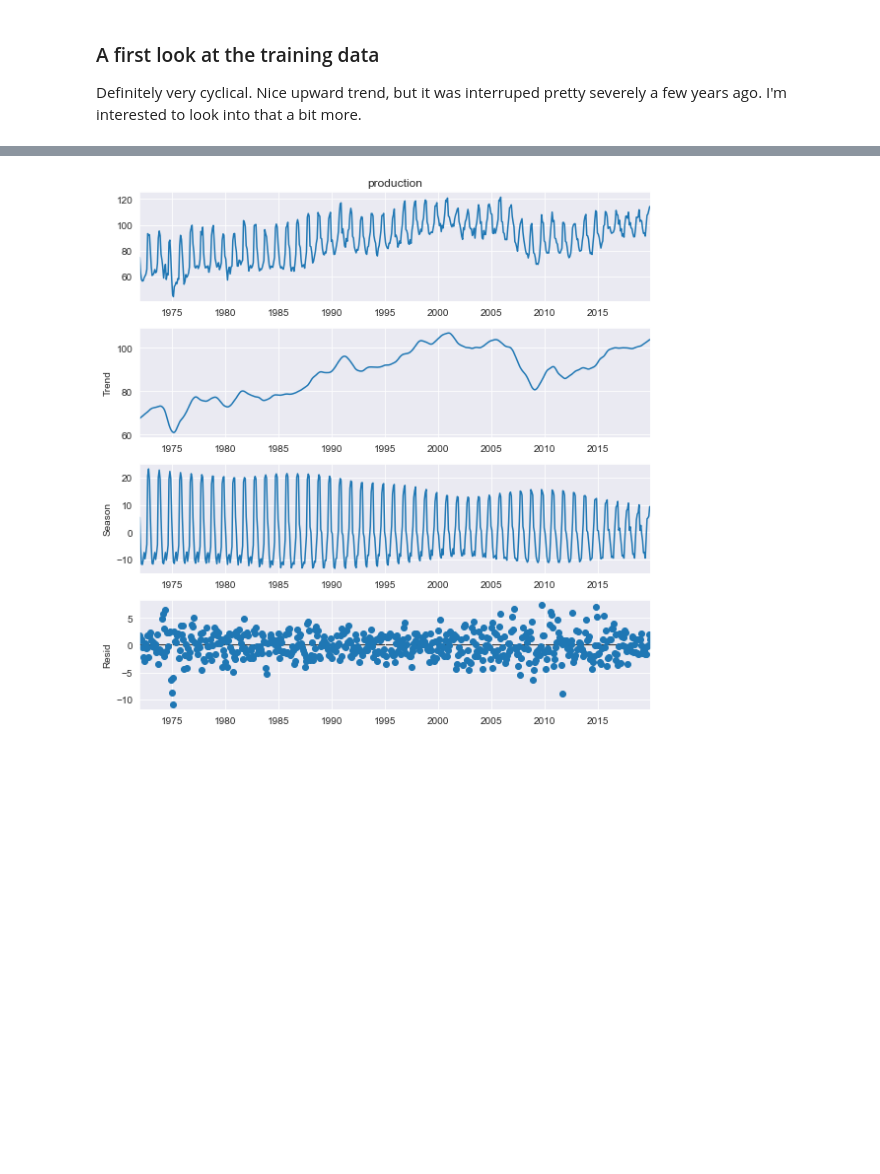
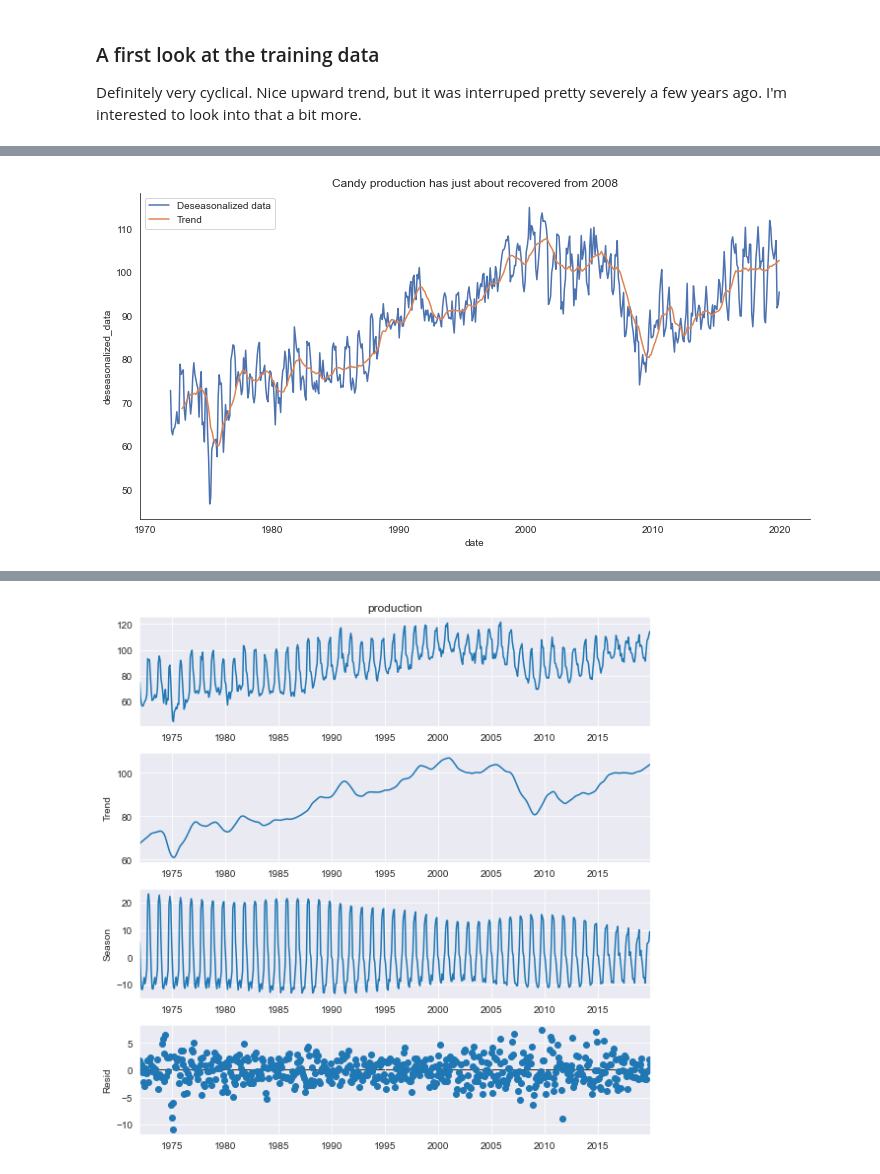
Before and after one commit to EricPostMaster/halloween-candy-production, a Jupyter notebook: candy-time-series.ipynb, the cells around one changed output, grey strips where cells are left out. Drawn from its saved outputs; the diff is of its cells as text; code cells hidden in the pictures; blank space fills up the shorter version.

```diff
--- a/candy-time-series.ipynb
+++ b/candy-time-series.ipynb
@@ -25,0 +91,11 @@ df_train['production'].plot(kind='line')
+# %%
+# Plot the deseasonalized data and trend
+
+fig, ax = plt.subplots(figsize=(12,6))
+sns.lineplot(data=df_train, x='date', y='deseasonalized_data')
+sns.lineplot(data=df_train, x='date', y='trend')
+plt.legend(['Deseasonalized data', 'Trend'])
+plt.title('Candy production has just about recovered from 2008')
+sns.despine()
+# %% [output]
+[figure, added]
```
Also changed, not shown: parts of 13 cells of this notebook, 2 other files.
